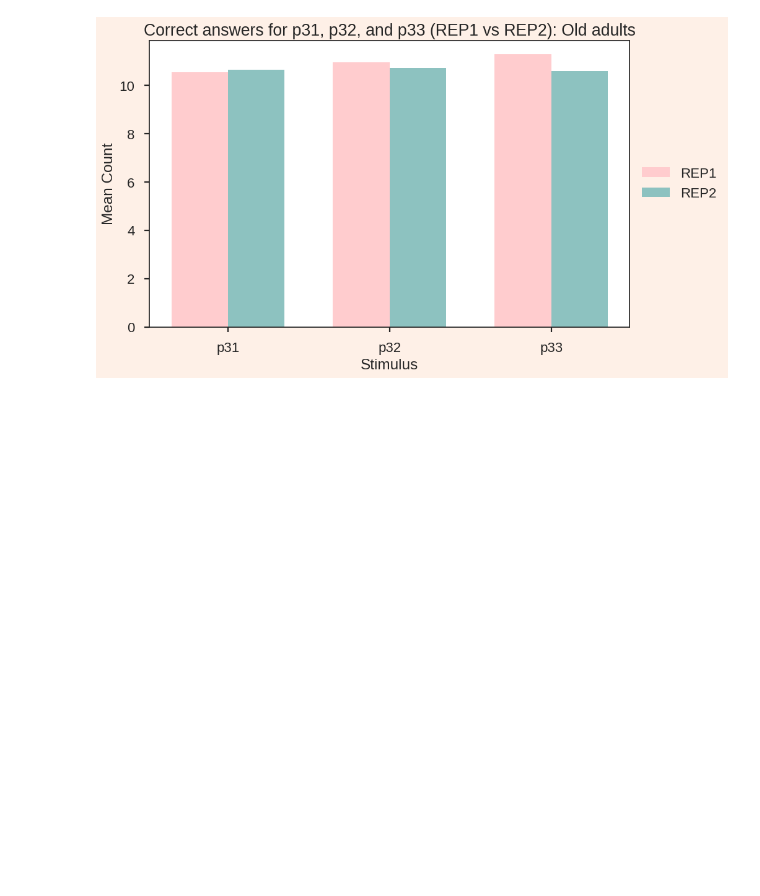
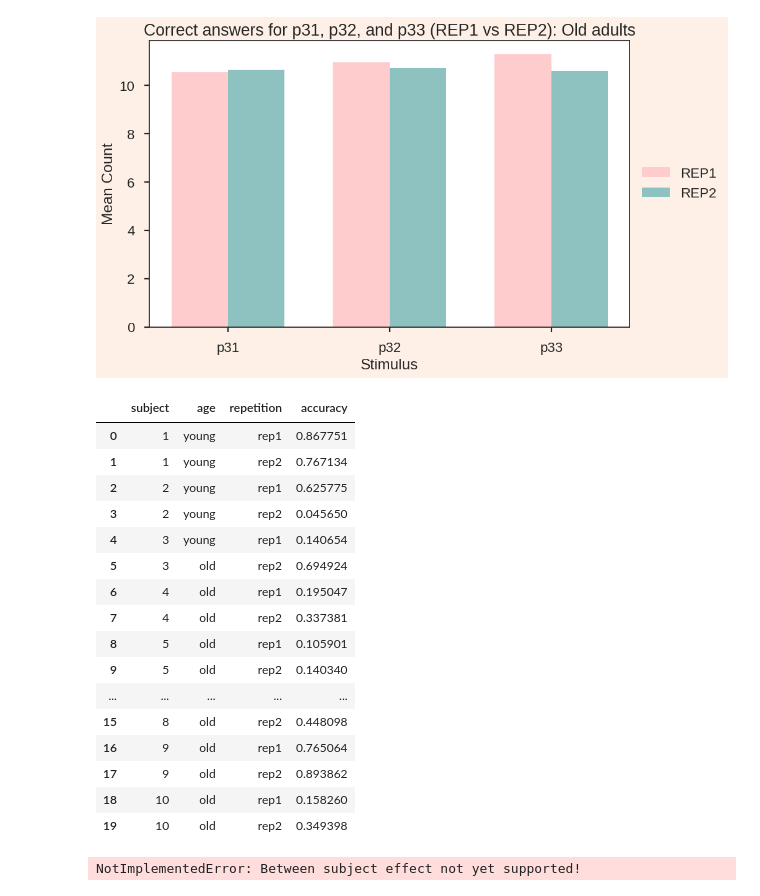
Before and after one commit to McSonk/brain-imaging, a Jupyter notebook: code/python/behaviour_global.ipynb, the cells around one changed output. Drawn from its saved outputs; the diff is of its cells as text; code cells hidden in the pictures; blank space fills up the shorter version.

```diff
--- a/code/python/behaviour_global.ipynb
+++ b/code/python/behaviour_global.ipynb
@@ -1014,3 +1021,48 @@ plt.show()
 10.705882352941176
 10.588235294117647
 [figure]
+# %%
+import pandas as pd
+import numpy as np
+import statsmodels.api as sm
+from statsmodels.formula.api import ols
+from statsmodels.stats.anova import AnovaRM
+
+# Example data
+data = {
+    'subject': np.repeat(np.arange(1, 11), 2),  # 10 subjects, 2 repetitions each
+    'age': np.tile(np.repeat(['young', 'old'], 5), 2),  # 5 young, 5 old
+    'repetition': np.tile(['rep1', 'rep2'], 10),  # 2 repetitions
+    'accuracy': np.random.rand(20)  # Random accuracy scores
+}
+
+df = pd.DataFrame(data)
+
+df
+# %% [output]
+|  | subject | age | repetition | accuracy |
+| 0 | 1 | young | rep1 | 0.867751 |
+| 1 | 1 | young | rep2 | 0.767134 |
+| 2 | 2 | young | rep1 | 0.625775 |
+| 3 | 2 | young | rep2 | 0.045650 |
+| 4 | 3 | young | rep1 | 0.140654 |
+| 5 | 3 | old | rep2 | 0.694924 |
+| 6 | 4 | old | rep1 | 0.195047 |
+| 7 | 4 | old | rep2 | 0.337381 |
+| 8 | 5 | old | rep1 | 0.105901 |
+| 9 | 5 | old | rep2 | 0.140340 |
+| ... | ... | ... | ... | ... |
+| 15 | 8 | old | rep2 | 0.448098 |
+| 16 | 9 | old | rep1 | 0.765064 |
+| 17 | 9 | old | rep2 | 0.893862 |
+| 18 | 10 | old | rep1 | 0.158260 |
+| 19 | 10 | old | rep2 | 0.349398 |
+# %%
+# Fit the repeated measures ANOVA model
+aovrm = AnovaRM(df, 'accuracy', 'subject', within=['repetition'], between=['age'])
+res = aovrm.fit()
+
+# Print the results
+print(res)
+# %% [output]
+NotImplementedError: Between subject effect not yet supported!
```
Also changed, not shown: parts of 25 cells of this notebook.
